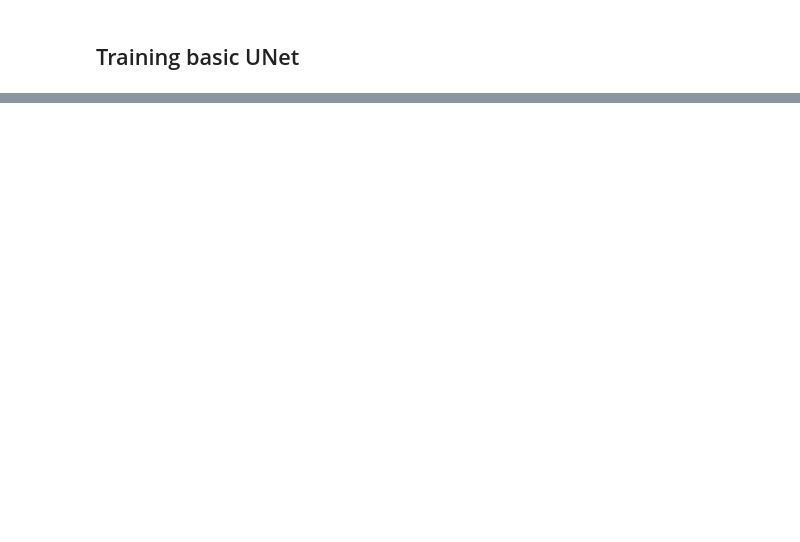
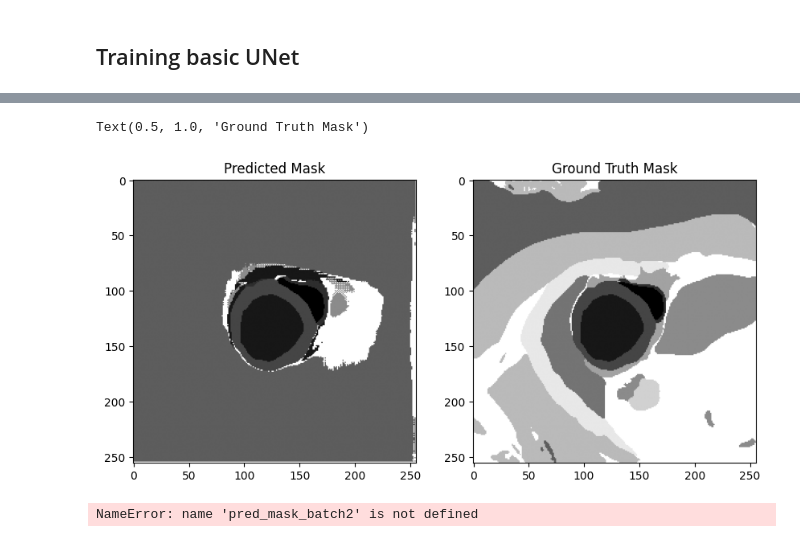
Before and after one commit to paolodc5/CMR_synthesis, a Jupyter notebook: gan_texturizer.ipynb, the cells around one changed output, grey strips where cells are left out. Drawn from its saved outputs; the diff is of its cells as text; code cells hidden in the pictures; blank space fills up the shorter version.

```diff
--- a/gan_texturizer.ipynb
+++ b/gan_texturizer.ipynb
@@ -275,0 +316,5 @@ torch.Size([16, 256, 256])
+# %%
+model2 = UNetSimple(in_channels=4, num_classes=12, base_channels=32, depth=5, bilinear=False).to(device)
+
+trained_model2, metrics2 = train(model2, noise_dataloader)
+torch.save(trained_model2.state_dict(), './models/gan_texturizer_basic_unet_noisybkg_model.pth')
@@ -275,0 +335,37 @@ torch.Size([16, 256, 256])
+# %%
+# Basic evaluation on the training set
+state_dict = torch.load("./models/gan_texturizer_basic_unet_noisybkg_model.pth")
+model2.load_state_dict(state_dict)
+
+model2.eval()
+with torch.no_grad():
+    output2 = model2(dataset[5]['input_label'].unsqueeze(0).to(device))
+    pred_mask2 = torch.argmax(output2, dim=1).squeeze(0).cpu().numpy()
+
+    output_batch2 = model2(batch['input_label'].to(device))
+    pred_mask_batch2 = torch.argmax(output_batch2, dim=1).cpu().numpy()
+# %%
+fig, ax = plt.subplots(1, 2, figsize=(10, 5))
+ax[0].imshow(pred_mask2, cmap='gray')
+ax[0].set_title('Predicted Mask')
+ax[1].imshow(data_concat['multiClassMasks'][5], cmap='gray')
+ax[1].set_title('Ground Truth Mask')
+# %% [output]
+Text(0.5, 1.0, 'Ground Truth Mask')
+[figure, added]
+# %%
+# Show all predicted batch
+batch_size = pred_mask_batch2.shape[0] // 2
+fig, axes = plt.subplots(batch_size, 2, figsize=(6, 22))
+for i in range(batch_size):
+    axes[i, 0].imshow(pred_mask_batch2[i], cmap='gray')
+    axes[i, 0].set_title(f'Predicted Mask {i}')
+    axes[i, 0].axis('off')
+
+    axes[i, 1].imshow(batch['multiClassMask'][i].cpu().numpy(), cmap='gray')
+    axes[i, 1].set_title(f'Ground Truth Mask {i}')
+    axes[i, 1].axis('off')
+plt.tight_layout()
+plt.show()
+# %% [output]
+NameError: name 'pred_mask_batch2' is not defined
```
Also changed, not shown: parts of 13 cells of this notebook, 4 other files.
